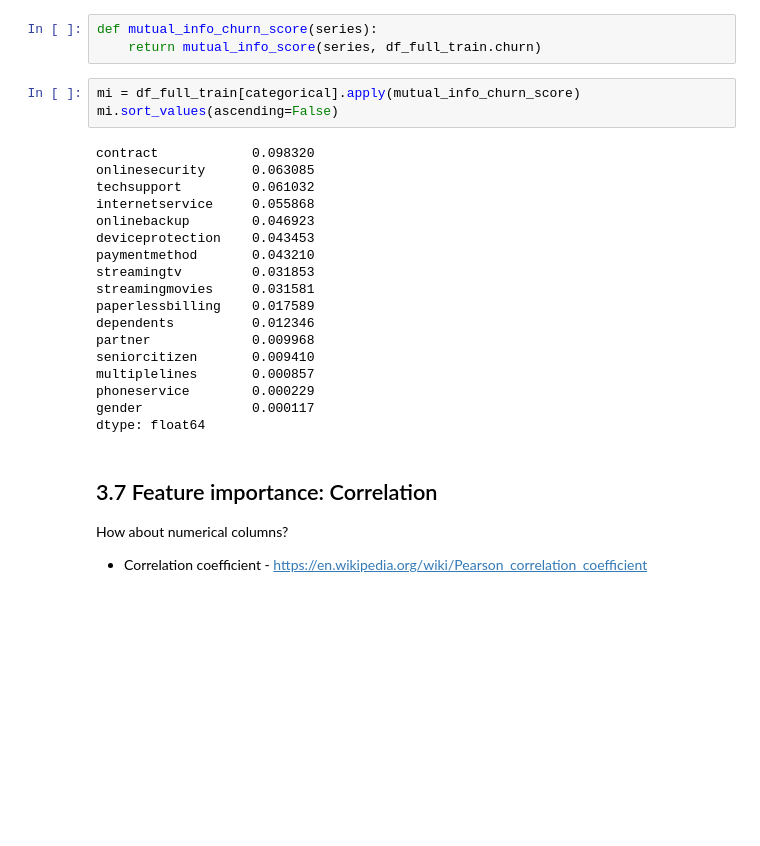
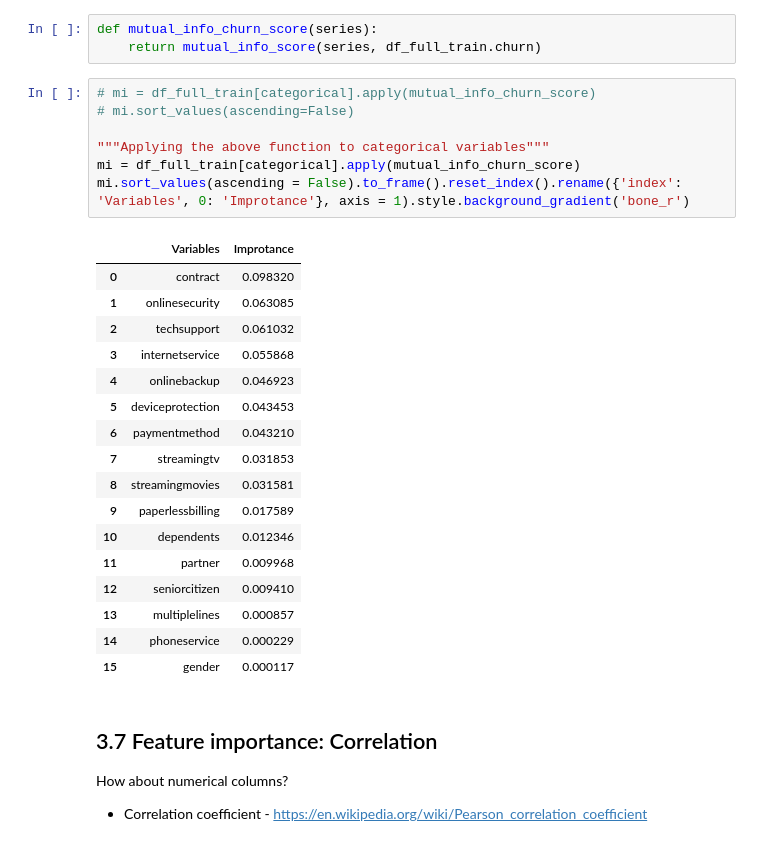
Before and after one commit to DataTalksClub/machine-learning-zoomcamp, a Jupyter notebook: course-zoomcamp/03-classification/notebook.ipynb, the cells around one changed output. Saved outputs shown, nothing was run; the diff lists cells and outputs as text; blank space fills up the shorter version.

```diff
--- a/course-zoomcamp/03-classification/notebook.ipynb
+++ b/course-zoomcamp/03-classification/notebook.ipynb
@@ -356,27 +372,31 @@ mutual_info_score(df_full_train.partner, df_full_train.churn)
 # %%
 def mutual_info_churn_score(series):
     return mutual_info_score(series, df_full_train.churn)
-# %%
-mi = df_full_train[categorical].apply(mutual_info_churn_score)
-mi.sort_values(ascending=False)
-# %% [output]
-contract            0.098320
-onlinesecurity      0.063085
-techsupport         0.061032
-internetservice     0.055868
-onlinebackup        0.046923
-deviceprotection    0.043453
-paymentmethod       0.043210
-streamingtv         0.031853
-streamingmovies     0.031581
-paperlessbilling    0.017589
-dependents          0.012346
-partner             0.009968
-seniorcitizen       0.009410
-multiplelines       0.000857
-phoneservice        0.000229
-gender              0.000117
-dtype: float64
+# %%
+# mi = df_full_train[categorical].apply(mutual_info_churn_score)
+# mi.sort_values(ascending=False)
+
+"""Applying the above function to categorical variables"""
+mi = df_full_train[categorical].apply(mutual_info_churn_score)
+mi.sort_values(ascending = False).to_frame().reset_index().rename({'index': 'Variables', 0: 'Improtance'}, axis = 1).style.background_gradient('bone_r')
+# %% [output]
+|  | Variables | Improtance |
+| 0 | contract | 0.098320 |
+| 1 | onlinesecurity | 0.063085 |
+| 2 | techsupport | 0.061032 |
+| 3 | internetservice | 0.055868 |
+| 4 | onlinebackup | 0.046923 |
+| 5 | deviceprotection | 0.043453 |
+| 6 | paymentmethod | 0.043210 |
+| 7 | streamingtv | 0.031853 |
+| 8 | streamingmovies | 0.031581 |
+| 9 | paperlessbilling | 0.017589 |
+| 10 | dependents | 0.012346 |
+| 11 | partner | 0.009968 |
+| 12 | seniorcitizen | 0.009410 |
+| 13 | multiplelines | 0.000857 |
+| 14 | phoneservice | 0.000229 |
+| 15 | gender | 0.000117 |
 # %% [markdown]
 ## 3.7 Feature importance: Correlation
 
```
Also changed, not shown: parts of 8 cells of this notebook.
